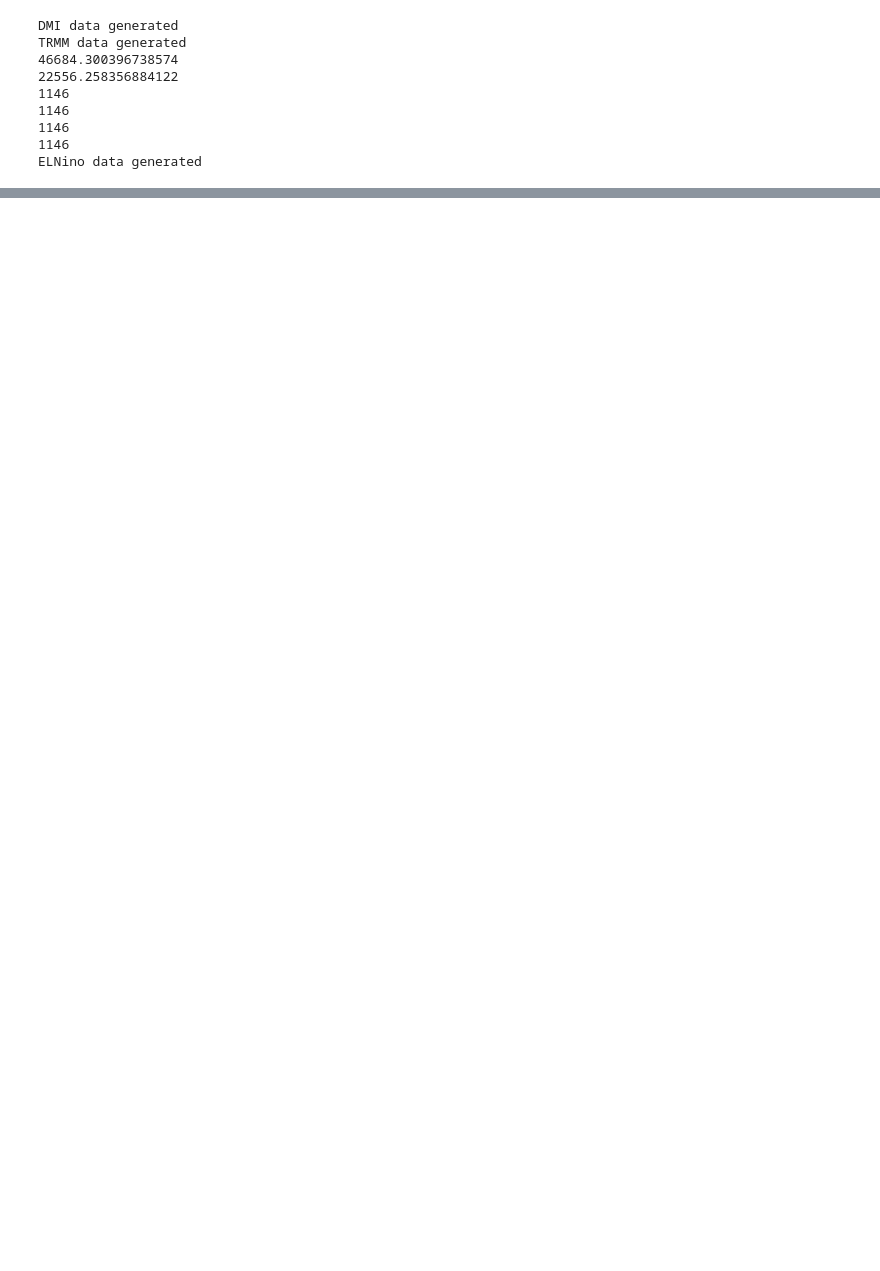
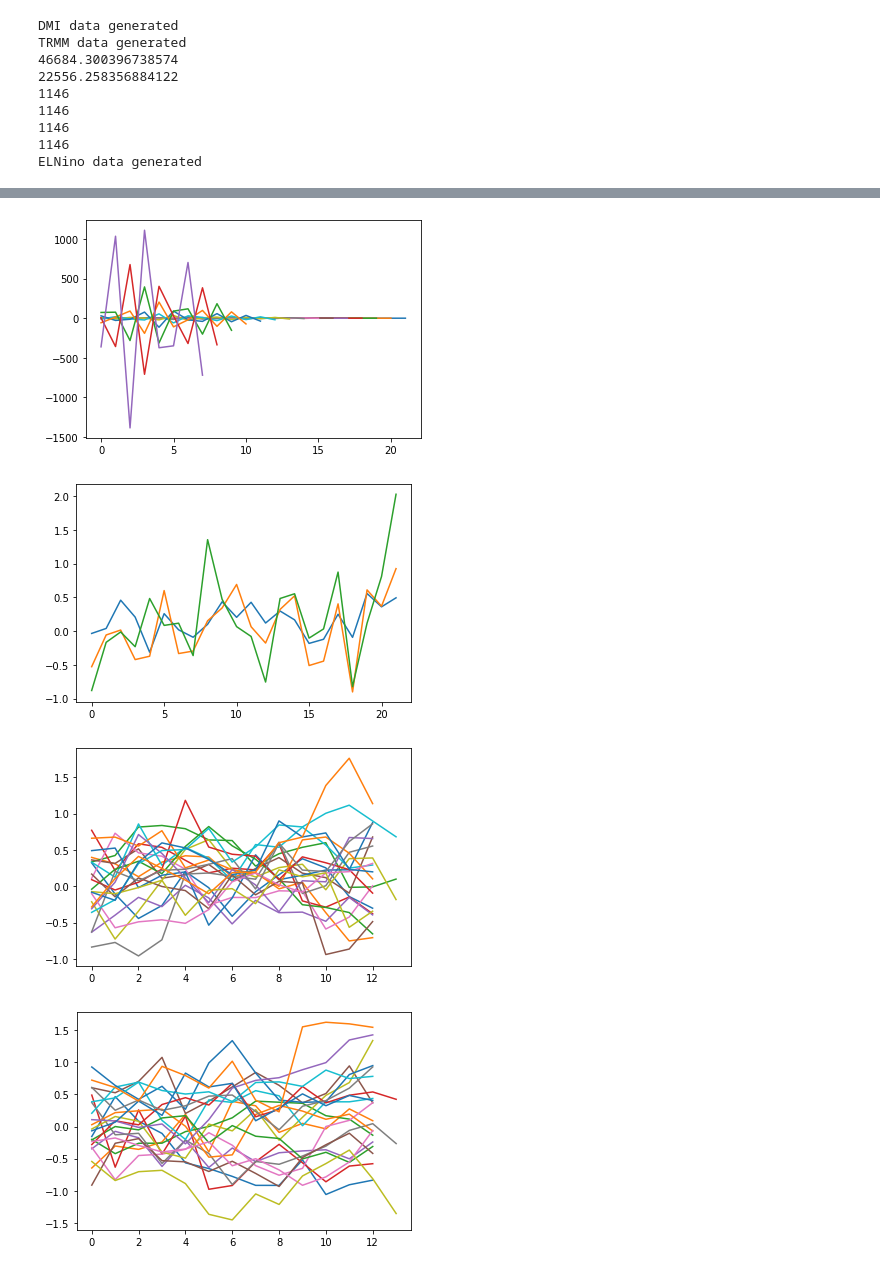
Before and after one commit to alexkwg/ClimateProject, a Jupyter notebook: Climate Project/ReadData.ipynb, the cells around one changed output, grey strips where cells are left out. Cells and saved outputs as stored; diff of their text form; code cells hidden in the pictures; blank space fills up the shorter version.

Commit message:
Graphs and some new functions

```diff
--- a/Climate Project/ReadData.ipynb
+++ b/Climate Project/ReadData.ipynb
@@ -53,6 +53,7 @@ class ReadData:
     TRMM_acc_list = [] #weekly precepitation
     TRMM_mod7 = 6 #this is the only way to get the data to match up with NINO and DMI
     sortedKeys_TRMM = []
+    sortedKeys_acc_TRMM = []
     ElNino_data= {}
     ElNino_list = [[],[],[],[]]
     sortedKeys_Nino = [[],[],[],[]] #currently, we have 4 Nino items
@@ -107,6 +108,7 @@ class ReadData:
             TRMM_list_update.append(copy.deepcopy(self.TRMM_list[i]) ) #arrays are pass by REFRENCE--need to copy.
             for j in range(0,6):
                 TRMM_list_update[i-6] += self.TRMM_list[i-j-1]
+
         print(v_0)
         print(v_1)
         return TRMM_list_update
@@ -115,6 +117,7 @@ class ReadData:
         for i in range(0,len(L)):
             if(i % 7 == self.TRMM_mod7): #only take number with mod of TRMM_mod7
                 TRMM_list_res.append(L[i])
+                self.sortedKeys_acc_TRMM.append(self.sortedKeys_TRMM[i])
                 #look at this sorted key, why are we missing the last key?
 
         return TRMM_list_res
@@ -379,20 +456,3 @@ def movingAvg(L,mult):
         sums *= mult
         res.append(sums)
     return res
-# %%
-for j in range(len(reader.ElNino_list)):
-    vals = []
-    for i in range(len(reader.ElNino_list[j])):
-        vals.append(checkSquareDiffLag(reader.DMI_list,reader.ElNino_list[j],i))
-    plt.plot(vals)
-plt.show()
-
-#for j in range(len(reader.ElNino_list)):
-for j in range(1):
-    for lat in range(0,5):
-        vals = []
-        L = getTRMMid(reader.TRMM_acc_list,lat,0)
-        for i in range(len(reader.ElNino_list[j])):
-            vals.append(checkSquareDiffLag(L,reader.ElNino_list[j],i))
-    plt.plot(vals)
-plt.show()
@@ -488,0 +459,36 @@ plt.show()
+# %%
+v = applyFunc(monthAvg((seperateByMonth2(reader.sortedKeys_DMI,reader.DMI_list,[1,2,12]))),lambda x: np.mean(x))
+plt.plot(v)
+for i in range(1,15):
+    v = forwardDifference(v)
+    plt.plot(v)
+plt.show()
+for i in range(1,4):
+    v = applyFunc((monthAvg((seperateByMonth(reader.sortedKeys_DMI,reader.DMI_list,3*i,3*(i+1)-1)))),lambda x: np.mean(x))
+
+    plt.plot(v)
+plt.show()
+v = (seperateByMonth(reader.sortedKeys_DMI,reader.DMI_list,3,5))
+for i in v:
+    plt.plot(i)
+plt.show()
+
+v = (seperateByMonth(reader.sortedKeys_DMI,reader.DMI_list,6,8))
+for i in v:
+    plt.plot(i)
+plt.show()
+
+v = (seperateByMonth(reader.sortedKeys_DMI,reader.DMI_list,9,11))
+for i in v:
+    plt.plot(i)
+plt.show()
+
+v = seperateByMonth2(reader.sortedKeys_DMI,reader.DMI_list,[1,2,12])
+for i in v:
+    plt.plot(i)
+plt.show()
+# %% [output]
+[figure, added]
+[figure, added]
+[figure, added]
+[figure, added]
```
Also changed, not shown: parts of 12 cells of this notebook.
